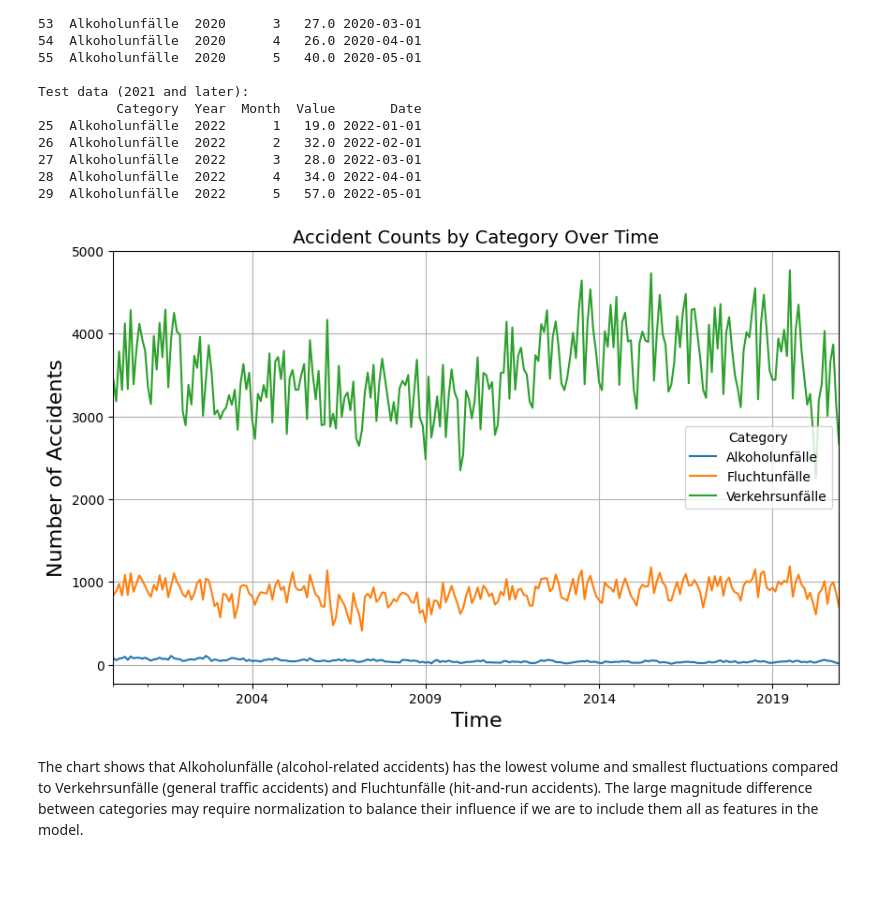
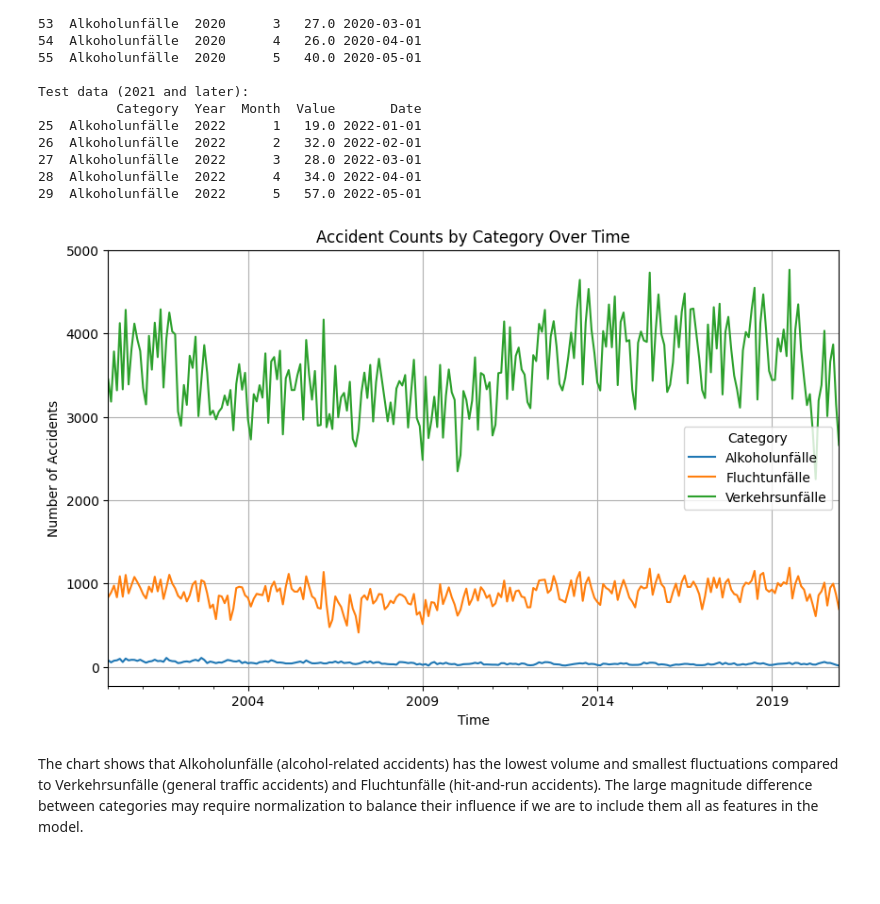
Before and after one commit to RainTreeCrow/DPS-AI-Challenge, a Jupyter notebook: AI_Model.ipynb, the cells around one changed output. Drawn from its saved outputs; the diff is of its cells as text; code cells hidden in the pictures; blank space fills up the shorter version.

Commit message:
baseline time series

```diff
--- a/AI_Model.ipynb
+++ b/AI_Model.ipynb
@@ -203,25 +203,23 @@ Test data (2021 and later):
 # %%
 import matplotlib.pyplot as plt
 
 # Pivot the data to have categories as columns
 pivot_data = train_data.pivot_table(index='Date', columns='Category', values='Value', aggfunc='sum')
 
 # Plot the line chart
 plt.figure(figsize=(10, 6))
 pivot_data.plot(ax=plt.gca())
 
 # Chart formatting
-plt.title('Accident Counts by Category Over Time', fontsize=14)
-plt.xlabel('Time', fontsize=16)
-plt.ylabel('Number of Accidents', fontsize=16)
+plt.title('Accident Counts by Category Over Time')
+plt.xlabel('Time')
+plt.ylabel('Number of Accidents')
 plt.legend(title='Category')
 plt.grid(True)
 
 # Show the plot
 plt.show()
 # %% [output]
-[figure, old version]
+[figure, new version]
 # %% [markdown]
 The chart shows that Alkoholunfälle (alcohol-related accidents) has the lowest volume and smallest fluctuations compared to Verkehrsunfälle (general traffic accidents) and Fluchtunfälle (hit-and-run accidents). The large magnitude difference between categories may require normalization to balance their influence if we are to include them all as features in the model.
-# %% [markdown]
-##
```
Also changed, not shown: parts of 4 cells of this notebook.
